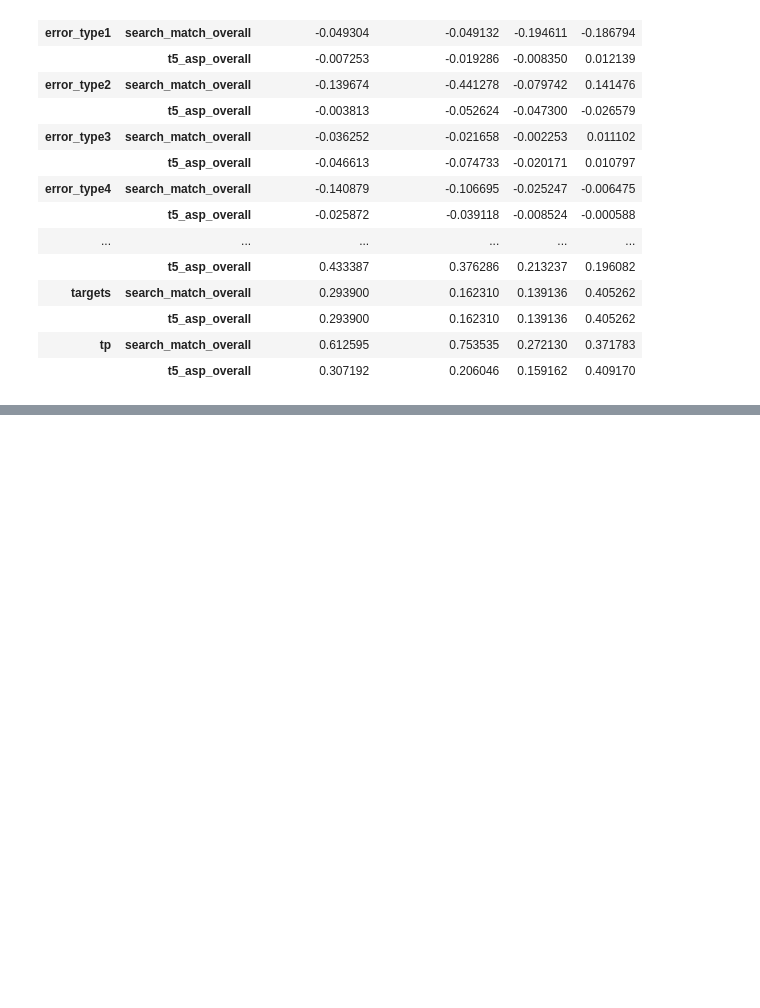
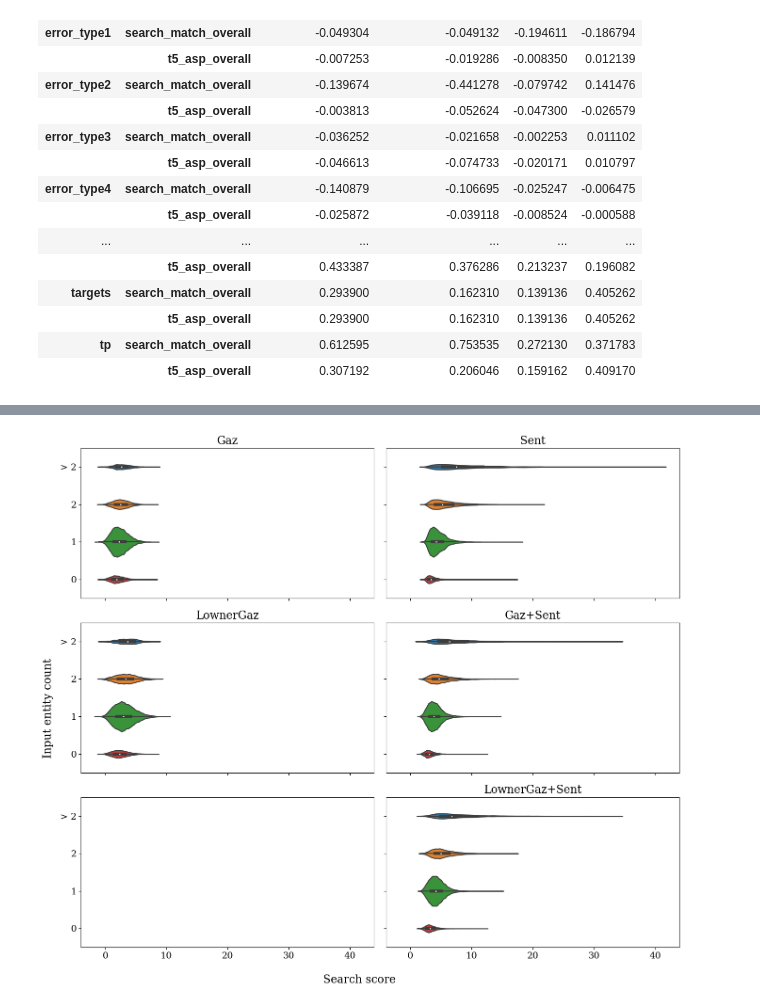
Before and after one commit to roebbert92/thesis, a Jupyter notebook: evaluations/01_performance.ipynb, the cells around one changed output, grey strips where cells are left out. Drawn from its saved outputs; the diff is of its cells as text; code cells hidden in the pictures; blank space fills up the shorter version.

Commit message:
done charting experiment 01

```diff
--- a/evaluations/01_performance.ipynb
+++ b/evaluations/01_performance.ipynb
@@ -759,0 +760,7 @@ pearson_corr_df[(pearson_corr_df["dataset"] == "lowner_test") & (pearson_corr_df
+# %%
+from evaluations.performance_01 import get_per_sample_metrics, get_labeled_data_entity_coverage_per_sample, get_search_results_entity_coverage_per_sample, get_search_results_data_ccr_metrics
+
+performance_metrics = get_per_sample_metrics()
+search_results = get_search_results_data_ccr_metrics()
+
+performance_metrics
@@ -759,0 +819,3 @@ pearson_corr_df[(pearson_corr_df["dataset"] == "lowner_test") & (pearson_corr_df
+# %%
+search_results["score"] = search_results["total entities"] * search_results[
+    "search score"]
@@ -759,0 +838,4 @@ pearson_corr_df[(pearson_corr_df["dataset"] == "lowner_test") & (pearson_corr_df
+# %%
+search_scores = search_results[["model", "dataset", "doc_id", "score"
+                                ]].set_index(["model", "dataset", "doc_id"])
+search_scores
@@ -759,0 +857,3 @@ pearson_corr_df[(pearson_corr_df["dataset"] == "lowner_test") & (pearson_corr_df
+# %%
+comp_df = input_entity_count_df.join(search_scores)
+comp_df.loc["t5_asp_lownergaz","lowner_test"]
@@ -759,0 +875,50 @@ pearson_corr_df[(pearson_corr_df["dataset"] == "lowner_test") & (pearson_corr_df
+# %%
+import seaborn as sns
+from evaluations.utils import MODEL_ORDER
+import matplotlib.pyplot as plt
+
+plot_model_names = {
+    "t5_asp_gaz": "Gaz",
+    "t5_asp_sent": "Sent",
+    "t5_asp_lownergaz": "LownerGaz",
+    "t5_asp_gaz_sent": "Gaz+Sent",
+    "t5_asp_lownergaz_sent": "LownerGaz+Sent"
+}
+
+fig, axs = plt.subplots(3, 2, sharex=True, sharey=True, figsize=(14, 12))
+
+fig.supylabel("Input entity count")
+fig.supxlabel("Search score")
+
+positions = [
+    (0, 0),
+    (0, 1),
+    (1, 0),
+    (1, 1),
+    (2, 1)
+]
+
+for idx, model in enumerate(sorted(plot_model_names.keys(), key=lambda x: MODEL_ORDER.get(x, 1000))):
+    plot = sns.violinplot(comp_df.loc[model, "lowner_test"],
+                   x="score",
+                   y="targets",
+                   order=[
+                       "> 2",
+                       "2",
+                       "1",
+                       "0",
+                   ],
+                   inner="box",
+                   scale="count",
+                   bw=0.08,
+                   split=True,
+                   ax=axs[positions[idx]])
+    plot.set_xlabel("")
+    plot.set_ylabel("")
+    plot.set_title(plot_model_names[model])
+
+plt.tight_layout()
+LATEX_THESIS_PATH = "/home/loebbert/OneDrive/Studium/Master/Masterarbeit/Thesis"
+plt.savefig(os.path.join(LATEX_THESIS_PATH, "drawings", "01_performance", "violin_corr_input_entity_search_score.png"), dpi=200)
+# %% [output]
+[figure, added]
```
Also changed, not shown: parts of 12 cells of this notebook, 1 other file.
